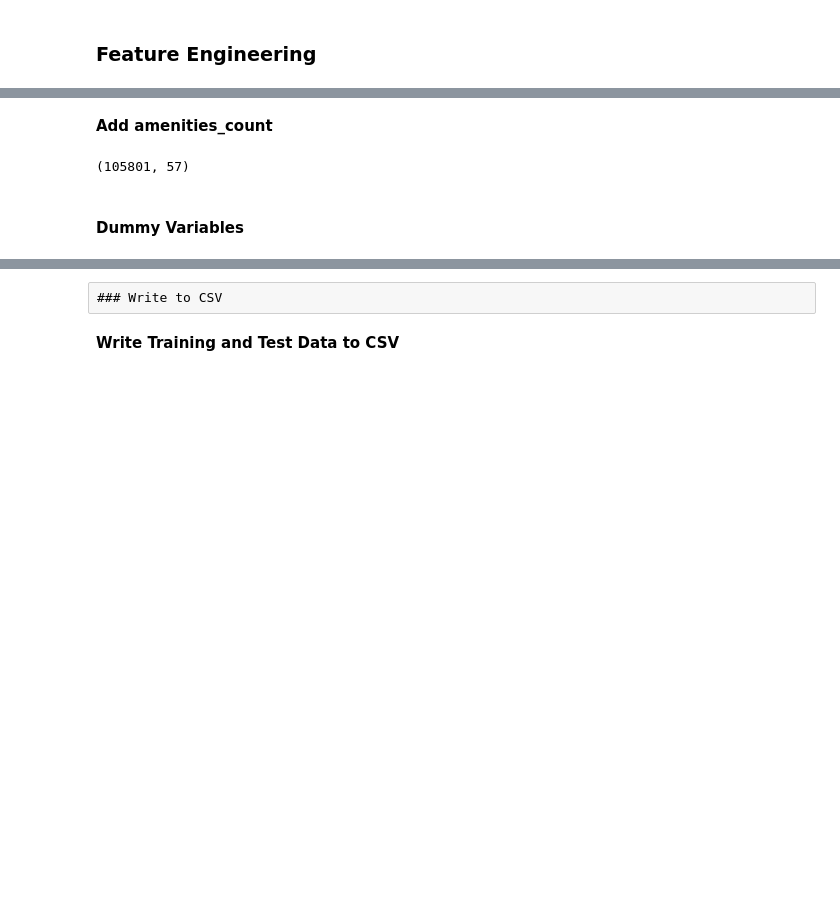
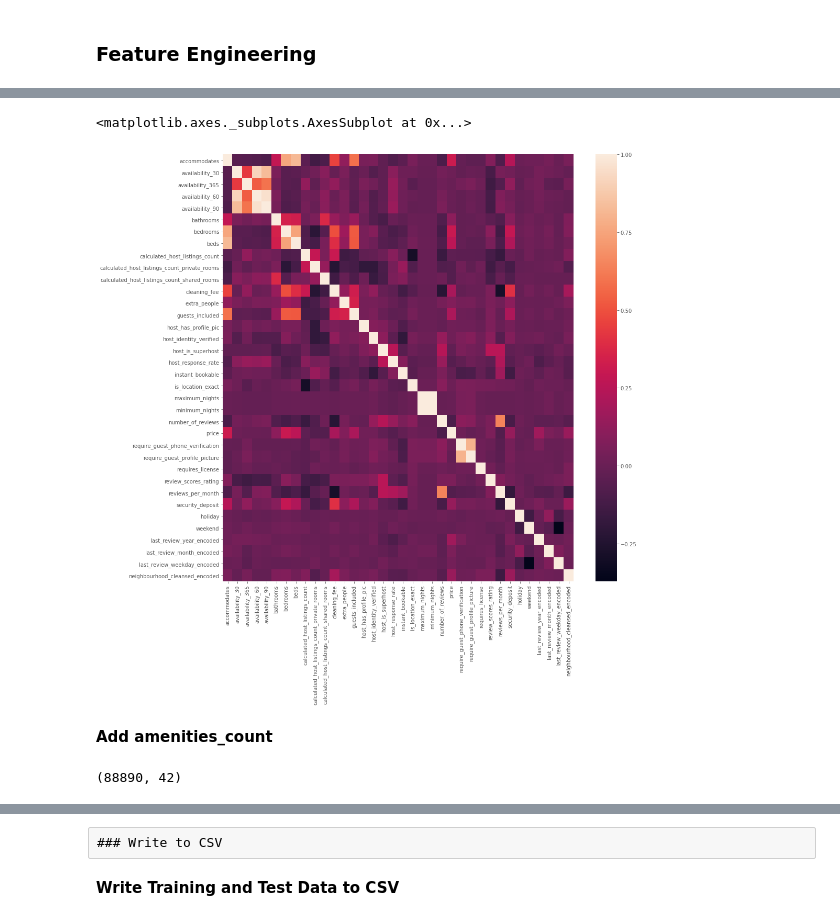
Before and after one commit to KishenSharma6/SF-Airbnb-Analysis, a Jupyter notebook: Project_Codes/03_Processing/2020_0530_Listings_ML_Preprocessing.ipynb, the cells around one changed output, grey strips where cells are left out. Cells and saved outputs as stored; diff of their text form; code cells hidden in the pictures; blank space fills up the shorter version.

```diff
--- a/Project_Codes/03_Processing/2020_0530_Listings_ML_Preprocessing.ipynb
+++ b/Project_Codes/03_Processing/2020_0530_Listings_ML_Preprocessing.ipynb
@@ -145,0 +116,20 @@ print(df.shape)
+# %%
+#Get list of cols with time data we want to encode
+cols = df.filter(regex='last_review').columns
+
+#Init empty dictionary
+encodings = {}
+
+#Create dictionary of encodings by doing a groupby on col to get avg price for value
+for col in cols:
+    encodings[col] = dict(df.groupby(col)['price'].mean())
+
+#Run a loop that appends encoded values to df
+for k,v in encodings.items():
+    df[k + '_encoded'] = df[k].map(v)
+
+#Drop cols from df
+df.drop(cols, axis = 1, inplace = True)
+
+#Check
+display(df.filter(regex='last_review').head())
@@ -145,0 +145,16 @@ print(df.shape)
+# %%
+#init dict
+encode = {}
+
+#Store encodings which will be mean price for each neighborhood
+encode['neighbourhood_cleansed'] = df.groupby('neighbourhood_cleansed')['price'].mean()
+
+#Map
+for k,v in encode.items():
+    df[k + '_encoded'] = df[k].map(v)
+
+#Drop cols from df
+df.drop('neighbourhood_cleansed', axis = 1, inplace = True)
+
+#Check
+display(df.filter(regex='neighbourhood_cleansed').head(15))
@@ -146,13 +203,24 @@ print(df.shape)
+# %%
+import seaborn as sns
+
+#Create plot
+f, ax = plt.subplots(figsize = (15,15))
+corr= df.corr()
+sns.heatmap(corr, ax = ax)
+# %% [output]
+<matplotlib.axes._subplots.AxesSubplot at 0x...>
+[figure, added]
 # %% [markdown]
 **Add amenities_count**
 # %%
-#Get a count of in lower_case amenities
-df['amenities'] = df['amenities'].str.lower()
+#Get a count of amenities
 df['amenities_count'] = df['amenities'].str.count(',') + 1 #count commas and add 1 for last word
+
+#Drop amenities column, host_verifications,None. Sort cols alphabetically
+df.drop(columns = ['amenities'],axis = 1, inplace = True)
+df = df.reindex(sorted(df.columns), axis = 1)
 
 #Check size of df
 print(df.shape)
 # %% [output]
-(105801, 57)
+(88890, 42)
-# %% [markdown]
-#### Dummy Variables
```
Also changed, not shown: parts of 27 cells of this notebook.
